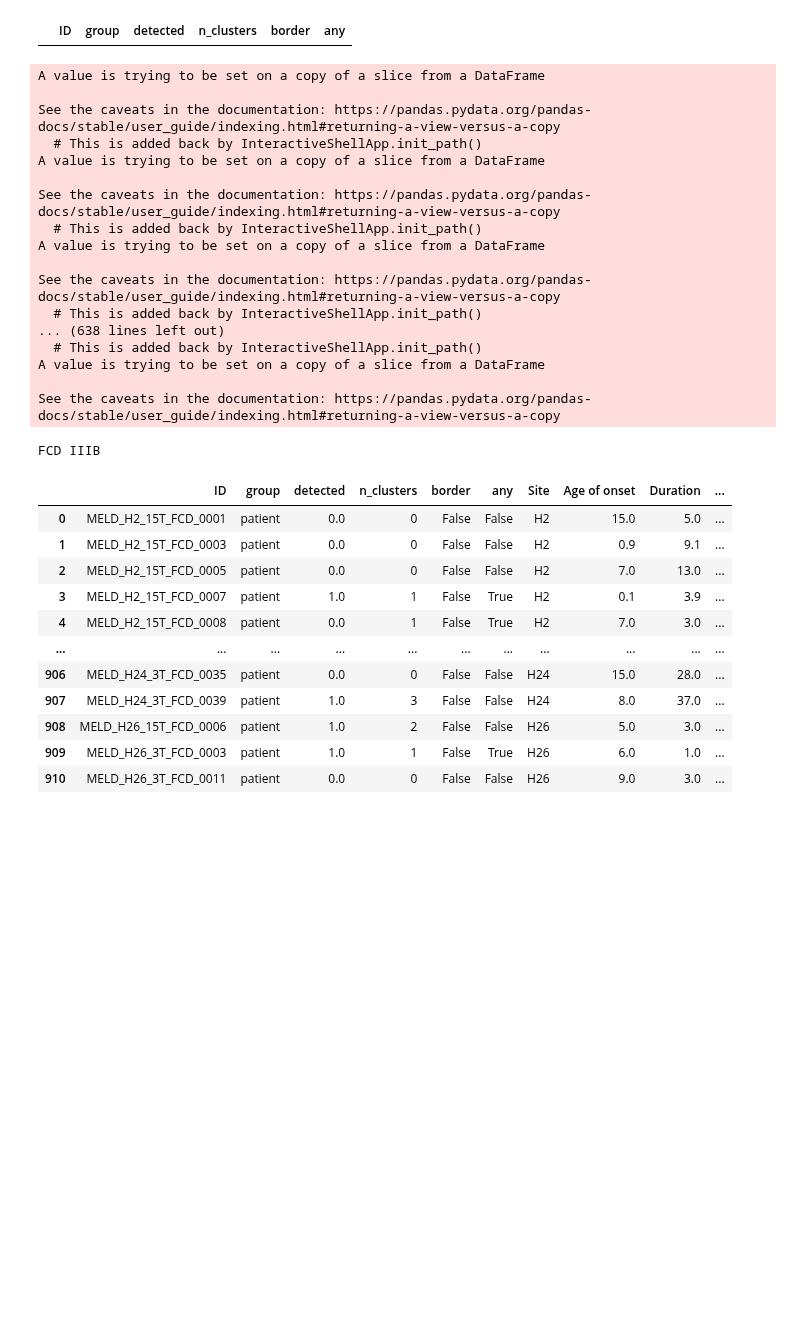
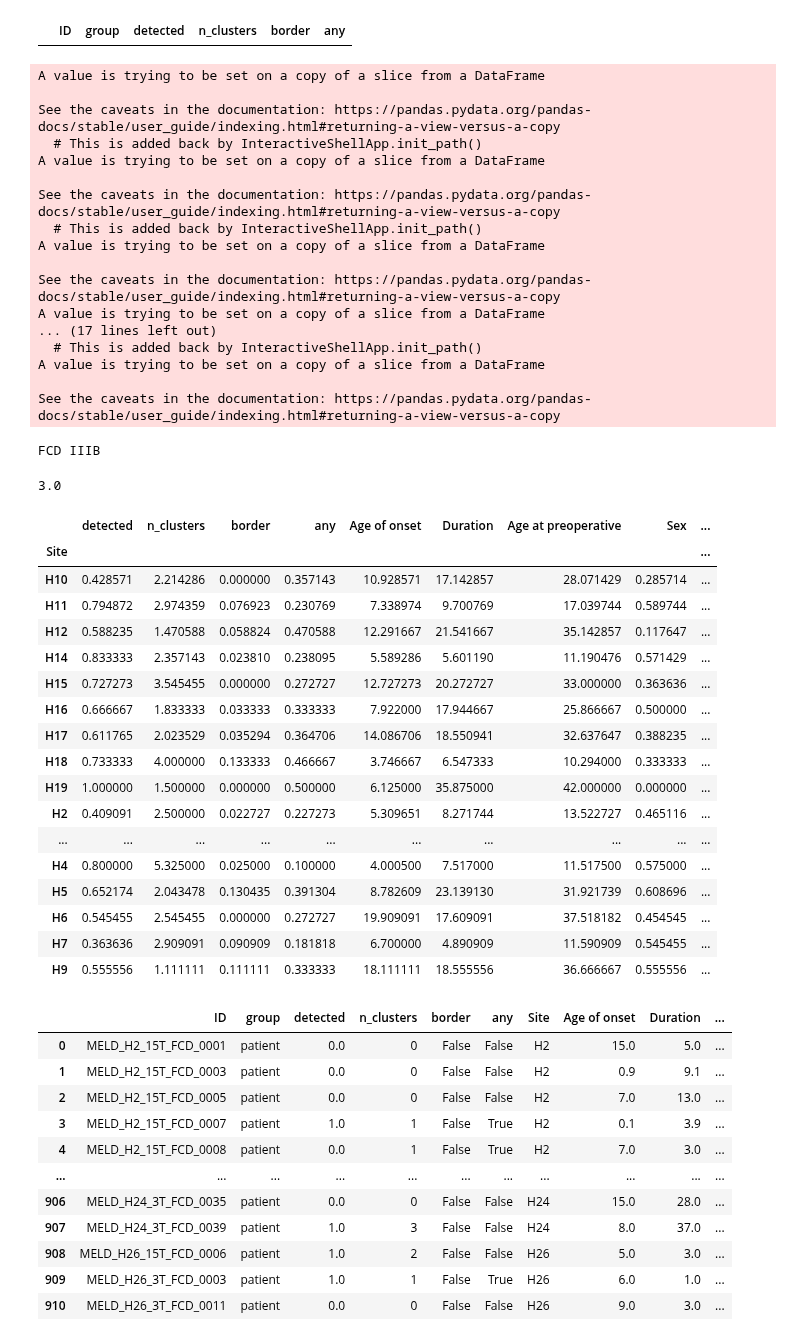
Before and after one commit to MELDProject/meld_classifier, a Jupyter notebook: notebooks/read_results.ipynb, the cells around one changed output. Cells and saved outputs as stored; diff of their text form; code cells hidden in the pictures; blank space fills up the shorter version.

```diff
--- a/notebooks/read_results.ipynb
+++ b/notebooks/read_results.ipynb
@@ -171,7 +172,7 @@ for c in demographics.columns[1:]:
 df['qc_score'] = 0
 for sub in df['ID']:
     for c in demographics.columns[1:]:
-        df[c][df.ID==sub] = demographics[c][demographics.ID==sub].values
+        df[c][df.ID==sub] = demographics[c][demographics.ID==sub].values[0]
 #     empty.append(demographics[demographics.columns[1:]][demographics.ID==sub].values)
 #     site.append(sub.split('_')[1])
 #     scanner.append(sub.split('_')[2])
@@ -194,8 +195,8 @@ See the caveats in the documentation: https://pandas.pydata.org/pandas-docs/stab
 A value is trying to be set on a copy of a slice from a DataFrame
 
 See the caveats in the documentation: https://pandas.pydata.org/pandas-docs/stable/user_guide/indexing.html#returning-a-view-versus-a-copy
-  # This is added back by InteractiveShellApp.init_path()
-... (638 lines left out)
+A value is trying to be set on a copy of a slice from a DataFrame
+... (17 lines left out)
   # This is added back by InteractiveShellApp.init_path()
 A value is trying to be set on a copy of a slice from a DataFrame
 
@@ -225,8 +226,32 @@ FCD IIIB
 #df.detected+=df.border
 pat=df[df['group']=='patient'].copy()
 #df = df[df['site']!='H7']
+# %%
+np.median(df[df.Site=='H4']['n_clusters'])
+# %% [output]
+3.0
 # %%
-site_r=pat.groupby('Site').mean()
+site_r=pat.groupby(['Site',]).mean()
+site_r
+# %% [output]
+|  | detected | n_clusters | border | any | Age of onset | Duration | Age at preoperative | Sex | ... |
+| Site |  |  |  |  |  |  |  |  | ... |
+| H10 | 0.428571 | 2.214286 | 0.000000 | 0.357143 | 10.928571 | 17.142857 | 28.071429 | 0.285714 | ... |
+| H11 | 0.794872 | 2.974359 | 0.076923 | 0.230769 | 7.338974 | 9.700769 | 17.039744 | 0.589744 | ... |
+| H12 | 0.588235 | 1.470588 | 0.058824 | 0.470588 | 12.291667 | 21.541667 | 35.142857 | 0.117647 | ... |
+| H14 | 0.833333 | 2.357143 | 0.023810 | 0.238095 | 5.589286 | 5.601190 | 11.190476 | 0.571429 | ... |
+| H15 | 0.727273 | 3.545455 | 0.000000 | 0.272727 | 12.727273 | 20.272727 | 33.000000 | 0.363636 | ... |
+| H16 | 0.666667 | 1.833333 | 0.033333 | 0.333333 | 7.922000 | 17.944667 | 25.866667 | 0.500000 | ... |
+| H17 | 0.611765 | 2.023529 | 0.035294 | 0.364706 | 14.086706 | 18.550941 | 32.637647 | 0.388235 | ... |
+| H18 | 0.733333 | 4.000000 | 0.133333 | 0.466667 | 3.746667 | 6.547333 | 10.294000 | 0.333333 | ... |
+| H19 | 1.000000 | 1.500000 | 0.000000 | 0.500000 | 6.125000 | 35.875000 | 42.000000 | 0.000000 | ... |
+| H2 | 0.409091 | 2.500000 | 0.022727 | 0.227273 | 5.309651 | 8.271744 | 13.522727 | 0.465116 | ... |
+| ... | ... | ... | ... | ... | ... | ... | ... | ... | ... |
+| H4 | 0.800000 | 5.325000 | 0.025000 | 0.100000 | 4.000500 | 7.517000 | 11.517500 | 0.575000 | ... |
+| H5 | 0.652174 | 2.043478 | 0.130435 | 0.391304 | 8.782609 | 23.139130 | 31.921739 | 0.608696 | ... |
+| H6 | 0.545455 | 2.545455 | 0.000000 | 0.272727 | 19.909091 | 17.609091 | 37.518182 | 0.454545 | ... |
+| H7 | 0.363636 | 2.909091 | 0.090909 | 0.181818 | 6.700000 | 4.890909 | 11.590909 | 0.545455 | ... |
+| H9 | 0.555556 | 1.111111 | 0.111111 | 0.333333 | 18.111111 | 18.555556 | 36.666667 | 0.555556 | ... |
 # %%
 # fig,axes=plt.subplots(2,2)
 # axes[0,0].hist(site_r.detected)
```
Also changed, not shown: parts of 2 cells of this notebook, 10 other files.
